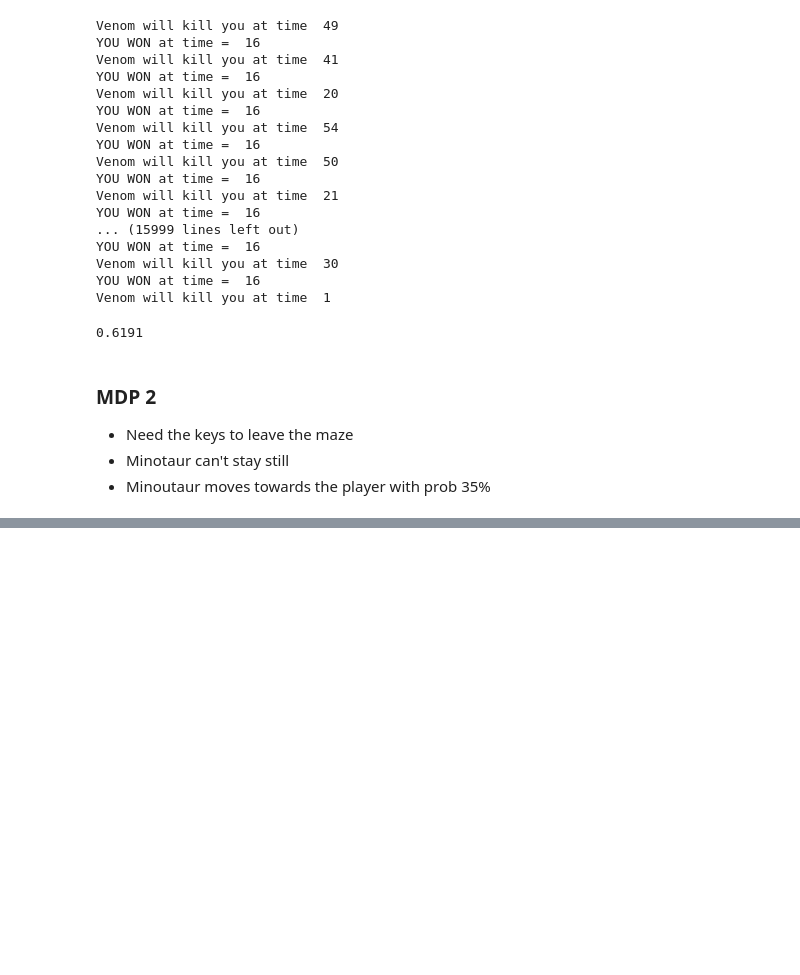
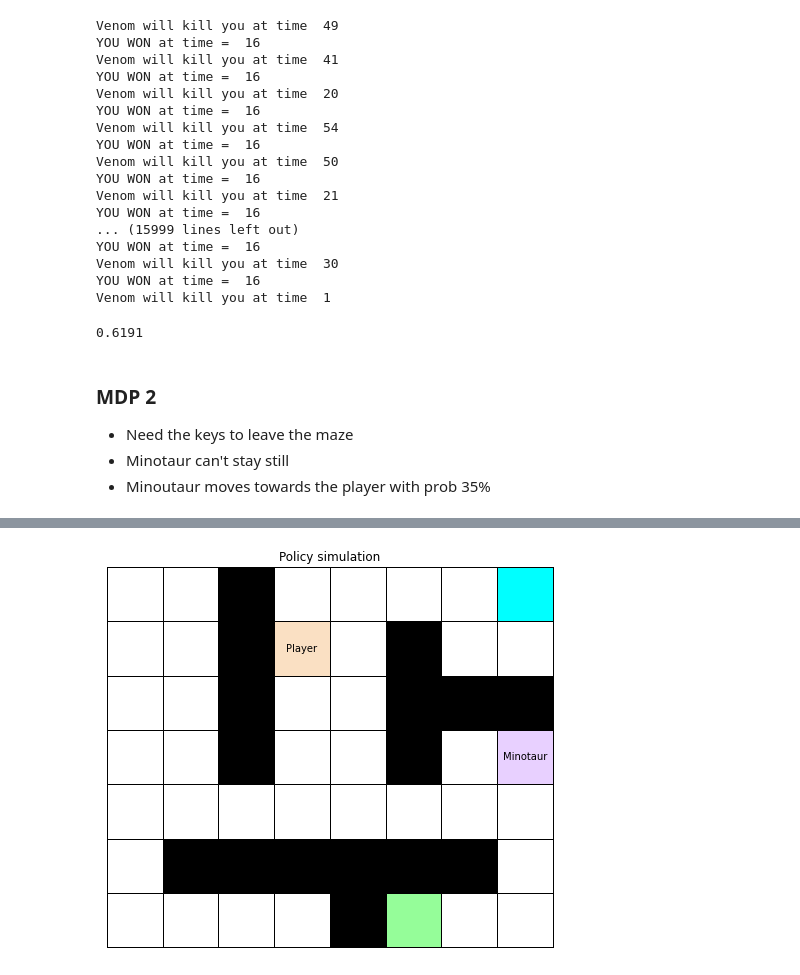
Before and after one commit to ClaraEscorihuela/ReinforcementLearning_el2805_labs, a Jupyter notebook: Lab1/Lab1.ipynb, the cells around one changed output, grey strips where cells are left out. Drawn from its saved outputs; the diff is of its cells as text; code cells hidden in the pictures; blank space fills up the shorter version.

```diff
--- a/Lab1/Lab1.ipynb
+++ b/Lab1/Lab1.ipynb
@@ -251,0 +277,10 @@ plt.show()
+# %%
+# Simulate the shortest path starting from position A
+method = 'ValIter';
+start  = (0,0, 6,5, 0)
+path, win = env.simulate(start, policy, method);
+
+# Show the shortest path
+mz.animate_solution(maze, path)
+# %% [output]
+[figure, added]
```
Also changed, not shown: parts of 10 cells of this notebook, 1 other file.
